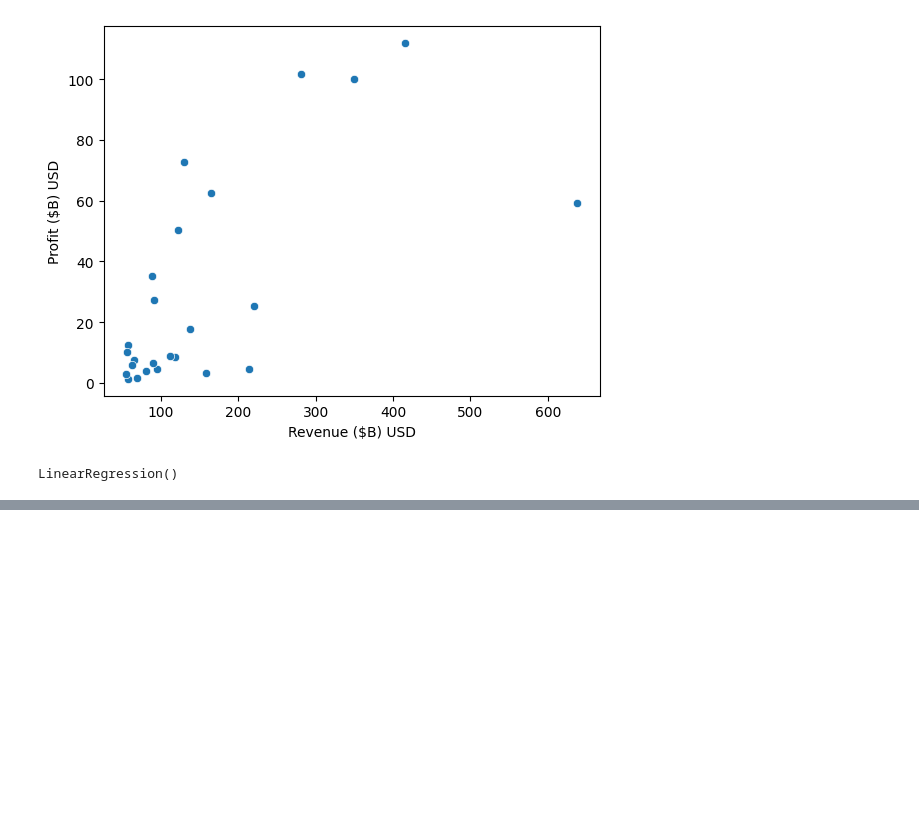
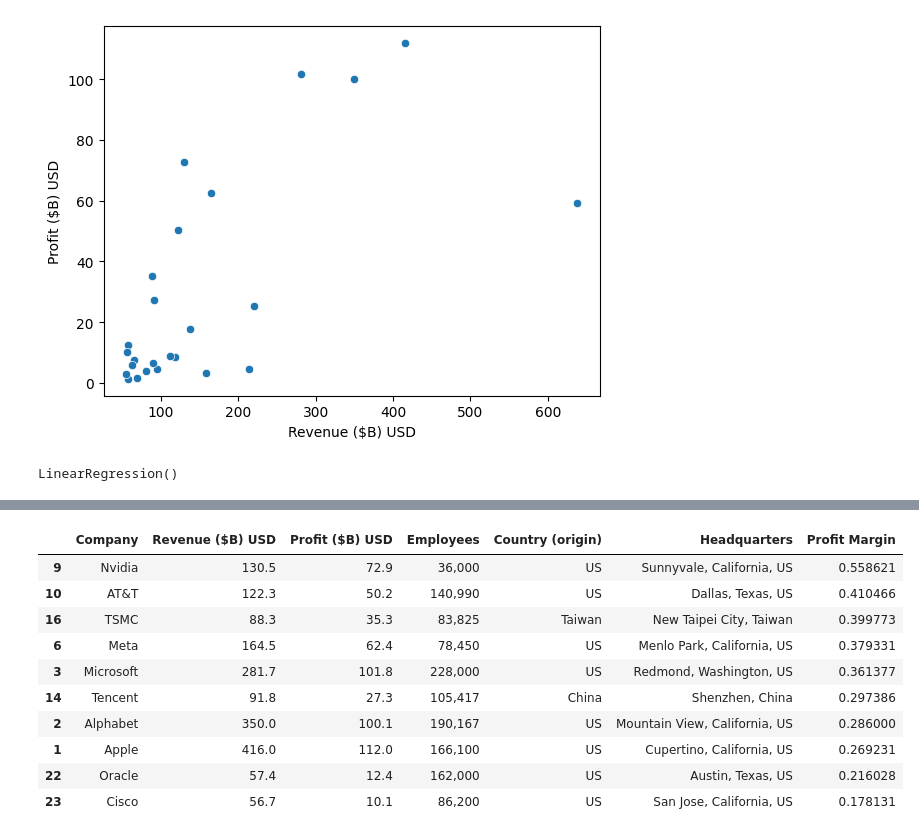
Before and after one commit to LIANNAKA/Python101, a Jupyter notebook: Largest_tech_companies_by_revenue - Copy.ipynb, the cells around one changed output, grey strips where cells are left out. Cells and saved outputs as stored; diff of their text form; code cells hidden in the pictures; blank space fills up the shorter version.

```diff
--- a/Largest_tech_companies_by_revenue - Copy.ipynb
+++ b/Largest_tech_companies_by_revenue - Copy.ipynb
@@ -329,0 +332,14 @@ np.float64(-11.407690905375603)
+# %%
+df.sort_values(by='Profit Margin', ascending=False).head(10)
+# %% [output]
+|  | Company | Revenue ($B) USD | Profit ($B) USD | Employees | Country (origin) | Headquarters | Profit Margin |
+| 9 | Nvidia | 130.5 | 72.9 | 36,000 | US | Sunnyvale, California, US | 0.558621 |
+| 10 | AT&T | 122.3 | 50.2 | 140,990 | US | Dallas, Texas, US | 0.410466 |
+| 16 | TSMC | 88.3 | 35.3 | 83,825 | Taiwan | New Taipei City, Taiwan | 0.399773 |
+| 6 | Meta | 164.5 | 62.4 | 78,450 | US | Menlo Park, California, US | 0.379331 |
+| 3 | Microsoft | 281.7 | 101.8 | 228,000 | US | Redmond, Washington, US | 0.361377 |
+| 14 | Tencent | 91.8 | 27.3 | 105,417 | China | Shenzhen, China | 0.297386 |
+| 2 | Alphabet | 350.0 | 100.1 | 190,167 | US | Mountain View, California, US | 0.286000 |
+| 1 | Apple | 416.0 | 112.0 | 166,100 | US | Cupertino, California, US | 0.269231 |
+| 22 | Oracle | 57.4 | 12.4 | 162,000 | US | Austin, Texas, US | 0.216028 |
+| 23 | Cisco | 56.7 | 10.1 | 86,200 | US | San Jose, California, US | 0.178131 |
```
Also changed, not shown: parts of 10 cells of this notebook.
